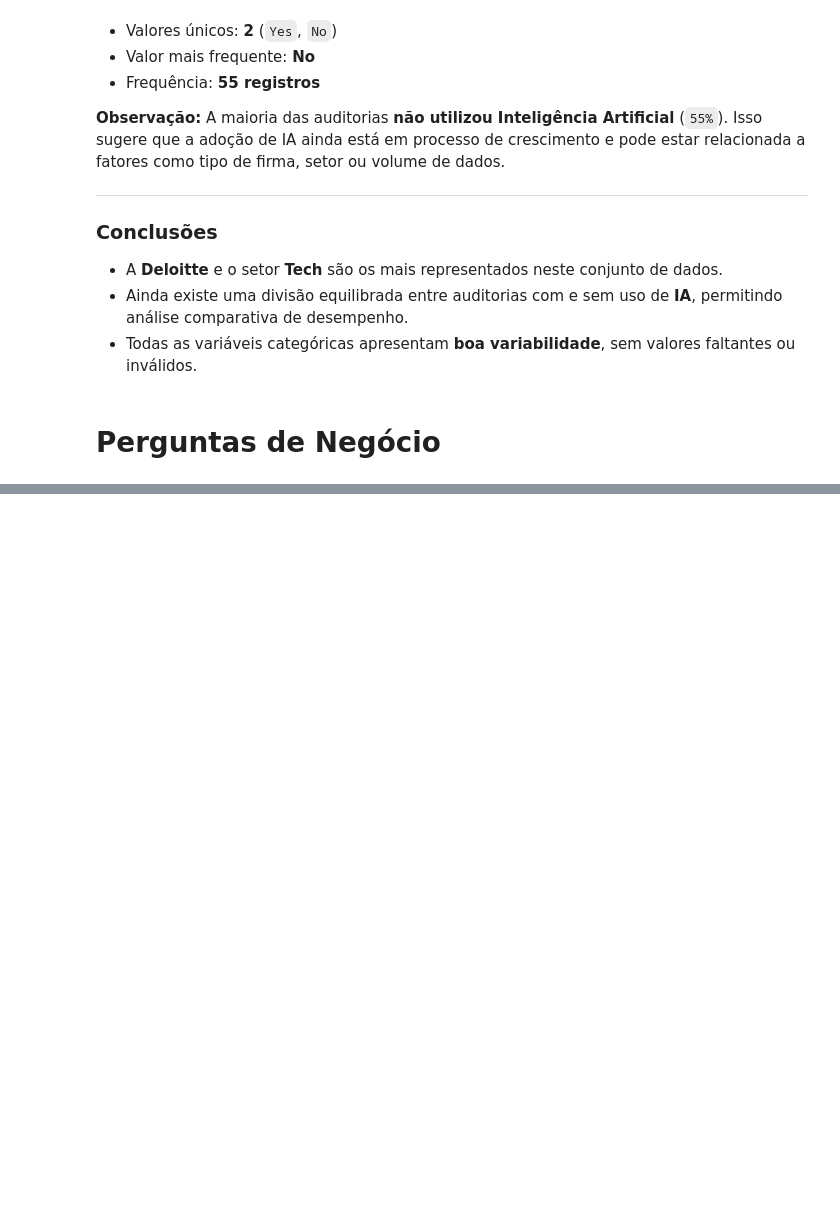
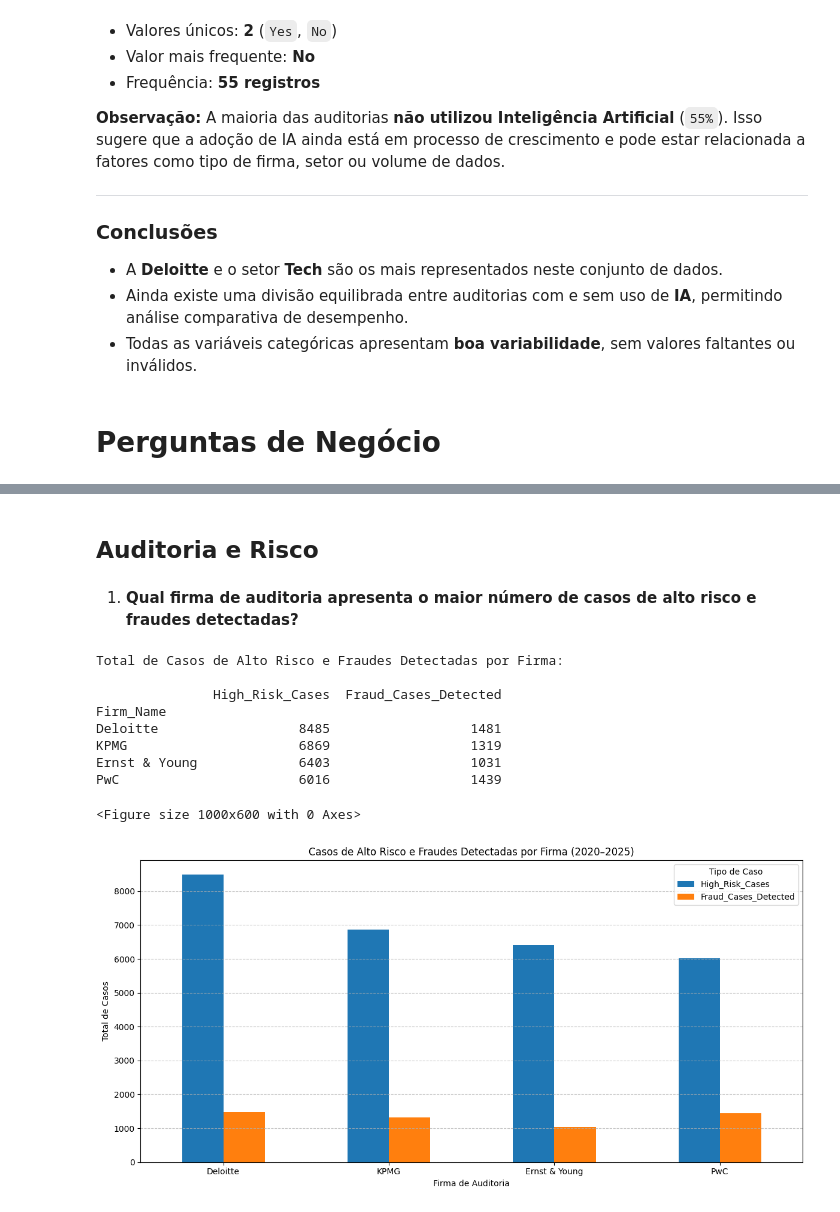
Before and after one commit to rafaelporfiriobarros/eda-big4-financial-risk, a Jupyter notebook: eda.ipynb, the cells around one changed output, grey strips where cells are left out. Drawn from its saved outputs; the diff is of its cells as text; code cells hidden in the pictures; blank space fills up the shorter version.

```diff
--- a/eda.ipynb
+++ b/eda.ipynb
@@ -296,0 +312,34 @@ Este relatório apresenta um resumo estatístico das variáveis categóricas do
+# %% [markdown]
+## Auditoria e Risco
+# %% [markdown]
+1. **Qual firma de auditoria apresenta o maior número de casos de alto risco e fraudes detectadas?**
+# %%
+agrupado = df2.groupby("Firm_Name")[["High_Risk_Cases", "Fraud_Cases_Detected"]].sum().sort_values(
+    by="High_Risk_Cases", ascending=False
+)
+
+print("Total de Casos de Alto Risco e Fraudes Detectadas por Firma:\n")
+print(agrupado)
+
+# Visualização
+plt.figure(figsize=(10,6))
+agrupado.plot(kind="bar", figsize=(12,6))
+plt.title("Casos de Alto Risco e Fraudes Detectadas por Firma (2020–2025)")
+plt.xlabel("Firma de Auditoria")
+plt.ylabel("Total de Casos")
+plt.xticks(rotation=0)
+plt.legend(title="Tipo de Caso")
+plt.tight_layout()
+plt.grid(axis="y", linestyle="--", alpha=0.7)
+plt.show()
+# %% [output]
+Total de Casos de Alto Risco e Fraudes Detectadas por Firma:
+
+               High_Risk_Cases  Fraud_Cases_Detected
+Firm_Name
+Deloitte                  8485                  1481
+KPMG                      6869                  1319
+Ernst & Young             6403                  1031
+PwC                       6016                  1439
+<Figure size 1000x600 with 0 Axes>
+[figure, added]
```
Also changed, not shown: parts of 12 cells of this notebook.
